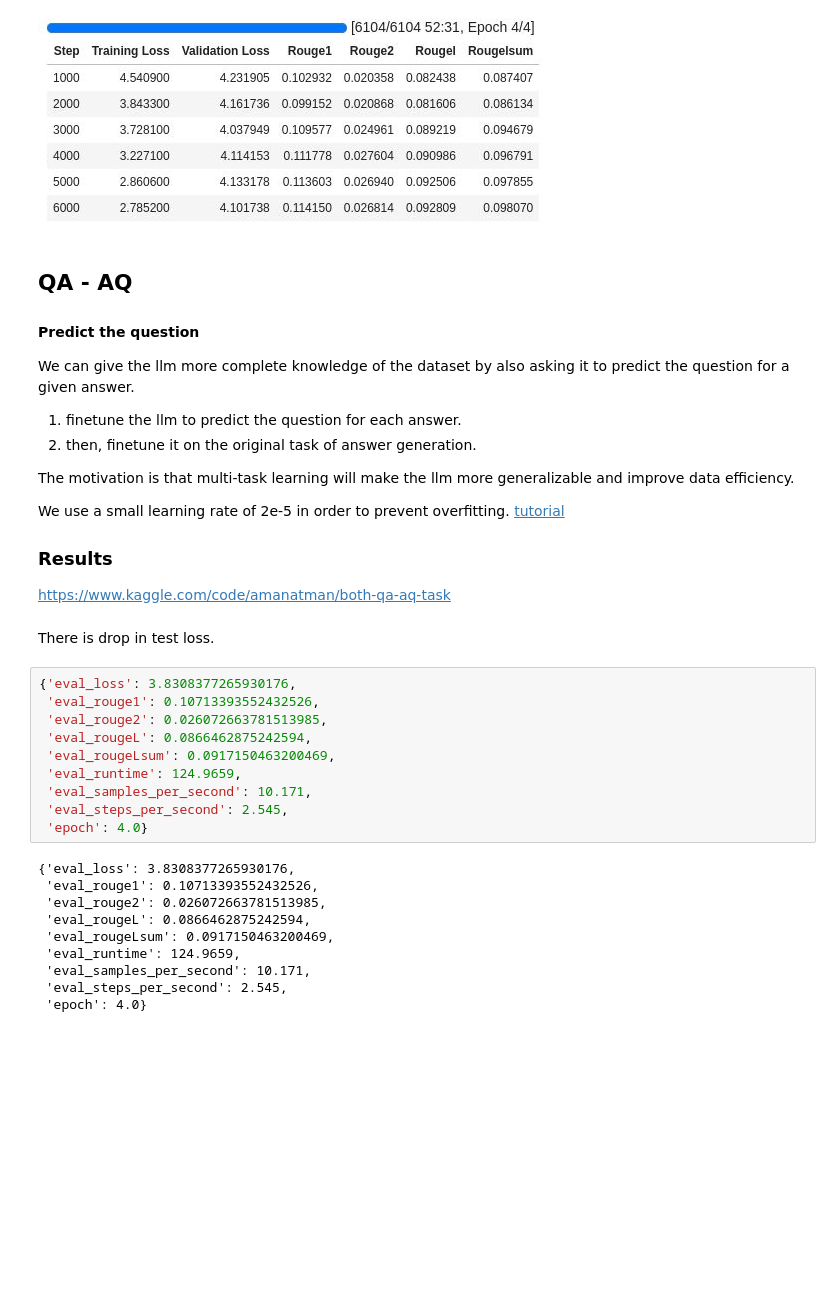
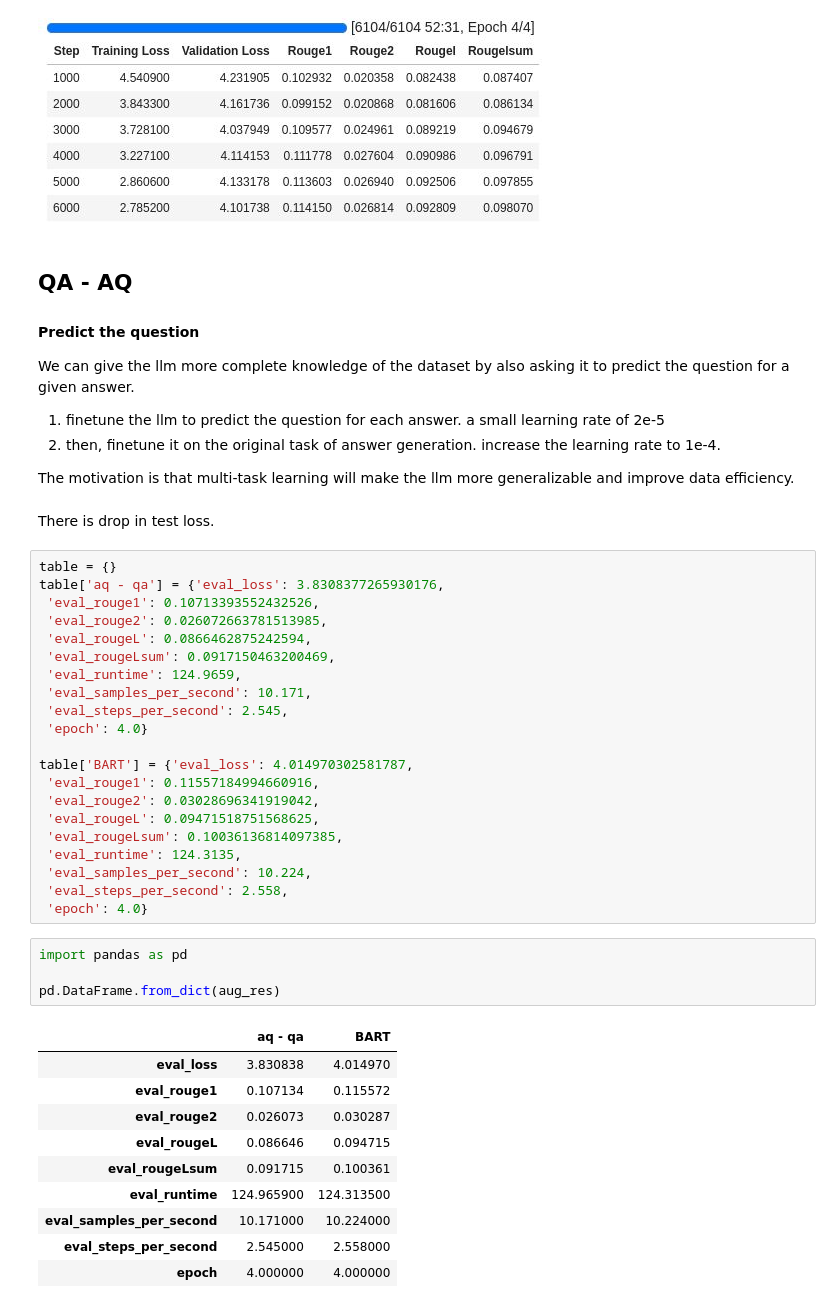
Before and after one commit to willtryagain/QuoraQA-Transformers, a Jupyter notebook: analysis/quora-qa.ipynb, the cells around one changed output. Saved outputs shown, nothing was run; the diff lists cells and outputs as text; blank space fills up the shorter version.

```diff
--- a/analysis/quora-qa.ipynb
+++ b/analysis/quora-qa.ipynb
@@ -755,19 +765,15 @@ We observe the dev and test performance marginally drops after augmentation. Thi
 
 We can give the llm more complete knowledge of the dataset by also asking it to predict the question for a given answer.
 
-1. finetune the llm to predict the question for each answer.
-2. then, finetune it on the original task of answer generation.
+1. finetune the llm to predict the question for each answer. a small learning rate of 2e-5
+2. then, finetune it on the original task of answer generation. increase the learning rate to 1e-4.
 
 The motivation is that multi-task learning will make the llm more generalizable and improve data efficiency.
-
-We use a small learning rate of 2e-5 in order to prevent overfitting. [tutorial](https://huggingface.co/docs/transformers/tasks/summarization)
-
-### Results
-https://www.kaggle.com/code/amanatman/both-qa-aq-task
 # %% [markdown]
 There is drop in test loss.
 # %%
-{'eval_loss': 3.8308377265930176,
+table = {}
+table['aq - qa'] = {'eval_loss': 3.8308377265930176,
  'eval_rouge1': 0.10713393552432526,
  'eval_rouge2': 0.026072663781513985,
  'eval_rougeL': 0.0866462875242594,
@@ -776,13 +782,28 @@ There is drop in test loss.
  'eval_samples_per_second': 10.171,
  'eval_steps_per_second': 2.545,
  'epoch': 4.0}
+
+table['BART'] = {'eval_loss': 4.014970302581787,
+ 'eval_rouge1': 0.11557184994660916,
+ 'eval_rouge2': 0.03028696341919042,
+ 'eval_rougeL': 0.09471518751568625,
+ 'eval_rougeLsum': 0.10036136814097385,
+ 'eval_runtime': 124.3135,
+ 'eval_samples_per_second': 10.224,
+ 'eval_steps_per_second': 2.558,
+ 'epoch': 4.0}
-# %% [output]
-{'eval_loss': 3.8308377265930176,
- 'eval_rouge1': 0.10713393552432526,
- 'eval_rouge2': 0.026072663781513985,
- 'eval_rougeL': 0.0866462875242594,
- 'eval_rougeLsum': 0.0917150463200469,
- 'eval_runtime': 124.9659,
- 'eval_samples_per_second': 10.171,
- 'eval_steps_per_second': 2.545,
- 'epoch': 4.0}
+# %%
+import pandas as pd
+
+pd.DataFrame.from_dict(aug_res)
+# %% [output]
+|  | aq - qa | BART |
+| eval_loss | 3.830838 | 4.014970 |
+| eval_rouge1 | 0.107134 | 0.115572 |
+| eval_rouge2 | 0.026073 | 0.030287 |
+| eval_rougeL | 0.086646 | 0.094715 |
+| eval_rougeLsum | 0.091715 | 0.100361 |
+| eval_runtime | 124.965900 | 124.313500 |
+| eval_samples_per_second | 10.171000 | 10.224000 |
+| eval_steps_per_second | 2.545000 | 2.558000 |
+| epoch | 4.000000 | 4.000000 |
```
Also changed, not shown: parts of 22 cells of this notebook, 10 other files.
